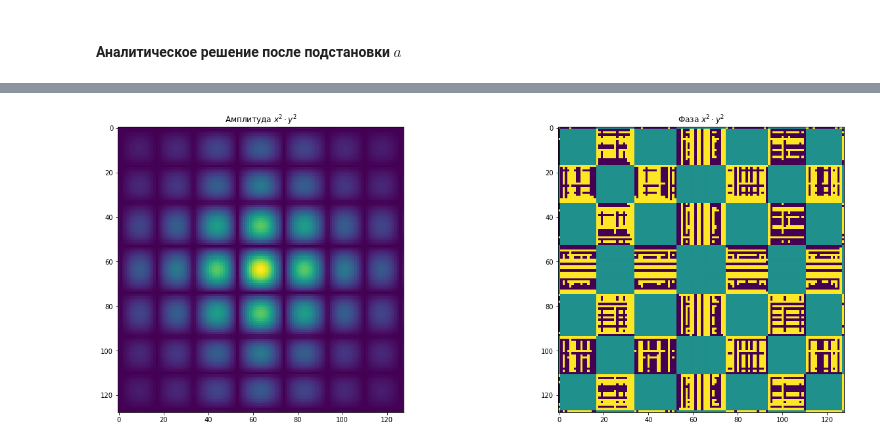
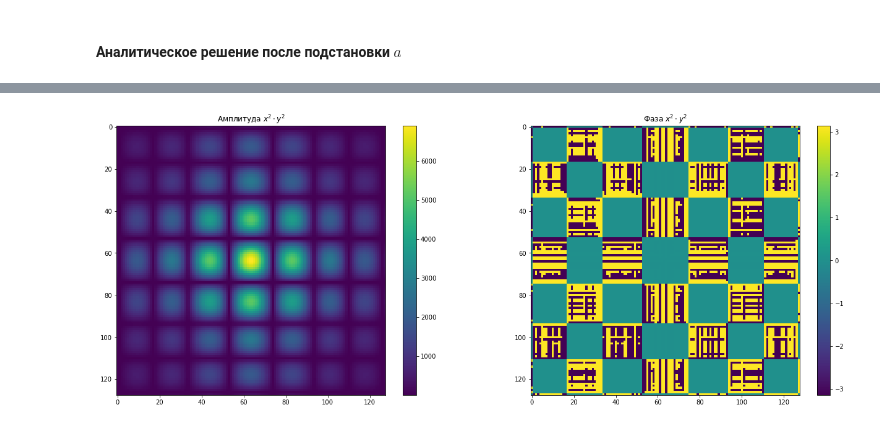
Before and after one commit to zsxoff/course-computer-optics, a Jupyter notebook: laboratory-2.ipynb, the cells around one changed output, grey strips where cells are left out. Drawn from its saved outputs; the diff is of its cells as text; code cells hidden in the pictures.

```diff
--- a/laboratory-2.ipynb
+++ b/laboratory-2.ipynb
@@ -475,34 +439,29 @@ analytical_function_2d = sympy.lambdify([_u, _v], integrate_dy.subs(_a, a).args[
 # %%
 fft_gaussian_beam_2d, domain = finite_fft_2d(light_field_2d, a=-a, b=a, N=N, M=M)
 
 # - - -- - -- - -- - -- - -- - -- - -- - -- - -- - -- - -- - -- - -- - -- - -
 
 lspace = np.linspace(domain[0], domain[1], num=N)
 
 X, Y = np.meshgrid(lspace, lspace)
 
+# Unused analytical function.
 # analytical_result_2d = analytical_function_2d(X, Y)
 
 analytical_result_2d = analytical_function(X) * analytical_function(Y)
 
 fig = plt.figure(figsize=(22, 8))
 
-# ax = fig.add_subplot(121, projection="3d")
-# ax.plot_surface(X, Y, np.absolute(analytical_result_2d), cmap="coolwarm", antialiased=True)
-# plt.title(r"Амплитуда $x^2 \cdot y ^ 2$")
-
-# ax = fig.add_subplot(122, projection="3d")
-# ax.plot_surface(X, Y, np.angle(analytical_result_2d), cmap="coolwarm", antialiased=True)
-# plt.title(r"Фаза $x^2 \cdot y ^ 2$")
-
 ax = fig.add_subplot(121)
 plt.imshow(np.absolute(analytical_result_2d))
 plt.title(r"Амплитуда $x^2 \cdot y ^ 2$")
+plt.colorbar()
 
 ax = fig.add_subplot(122)
 plt.imshow(np.angle(analytical_result_2d))
 plt.title(r"Фаза $x^2 \cdot y ^ 2$")
+plt.colorbar()
 
 plt.show()
 # %% [output]
-[figure, old version]
+[figure, new version]
```
Also changed, not shown: parts of 7 cells of this notebook.
